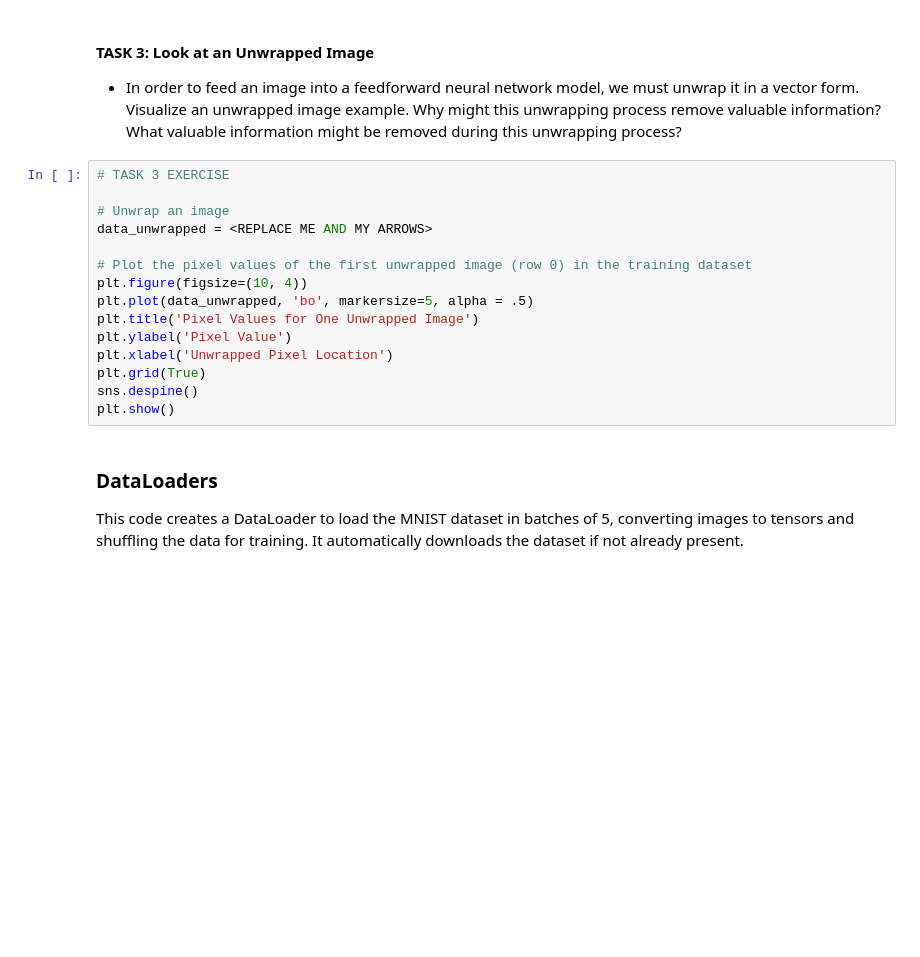
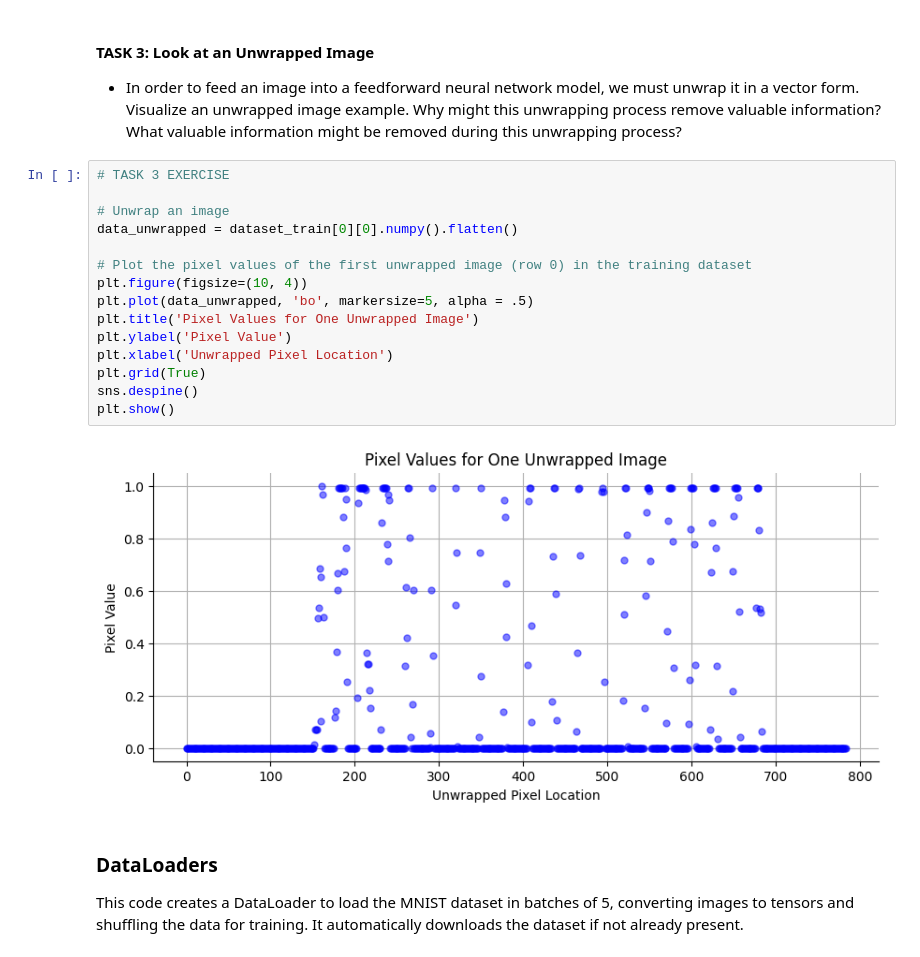
Before and after one commit to bmontoyag/UTEC_MISTI_2026, a Jupyter notebook: 2026mistiperu_introtofeatureengineering_images_student_exercises.ipynb, the cells around one changed output. Saved outputs shown, nothing was run; the diff lists cells and outputs as text; blank space fills up the shorter version.

```diff
--- a/2026mistiperu_introtofeatureengineering_images_student_exercises.ipynb
+++ b/2026mistiperu_introtofeatureengineering_images_student_exercises.ipynb
@@ -205,18 +214,20 @@ plt.show()
 # %%
 # TASK 3 EXERCISE
 
 # Unwrap an image
-data_unwrapped = <REPLACE ME AND MY ARROWS>
+data_unwrapped = dataset_train[0][0].numpy().flatten()
 
 # Plot the pixel values of the first unwrapped image (row 0) in the training dataset
 plt.figure(figsize=(10, 4))
 plt.plot(data_unwrapped, 'bo', markersize=5, alpha = .5)
 plt.title('Pixel Values for One Unwrapped Image')
 plt.ylabel('Pixel Value')
 plt.xlabel('Unwrapped Pixel Location')
 plt.grid(True)
 sns.despine()
 plt.show()
+# %% [output]
+[figure, added]
 # %% [markdown]
 ### DataLoaders
 
```
Also changed, not shown: parts of 32 cells of this notebook.
